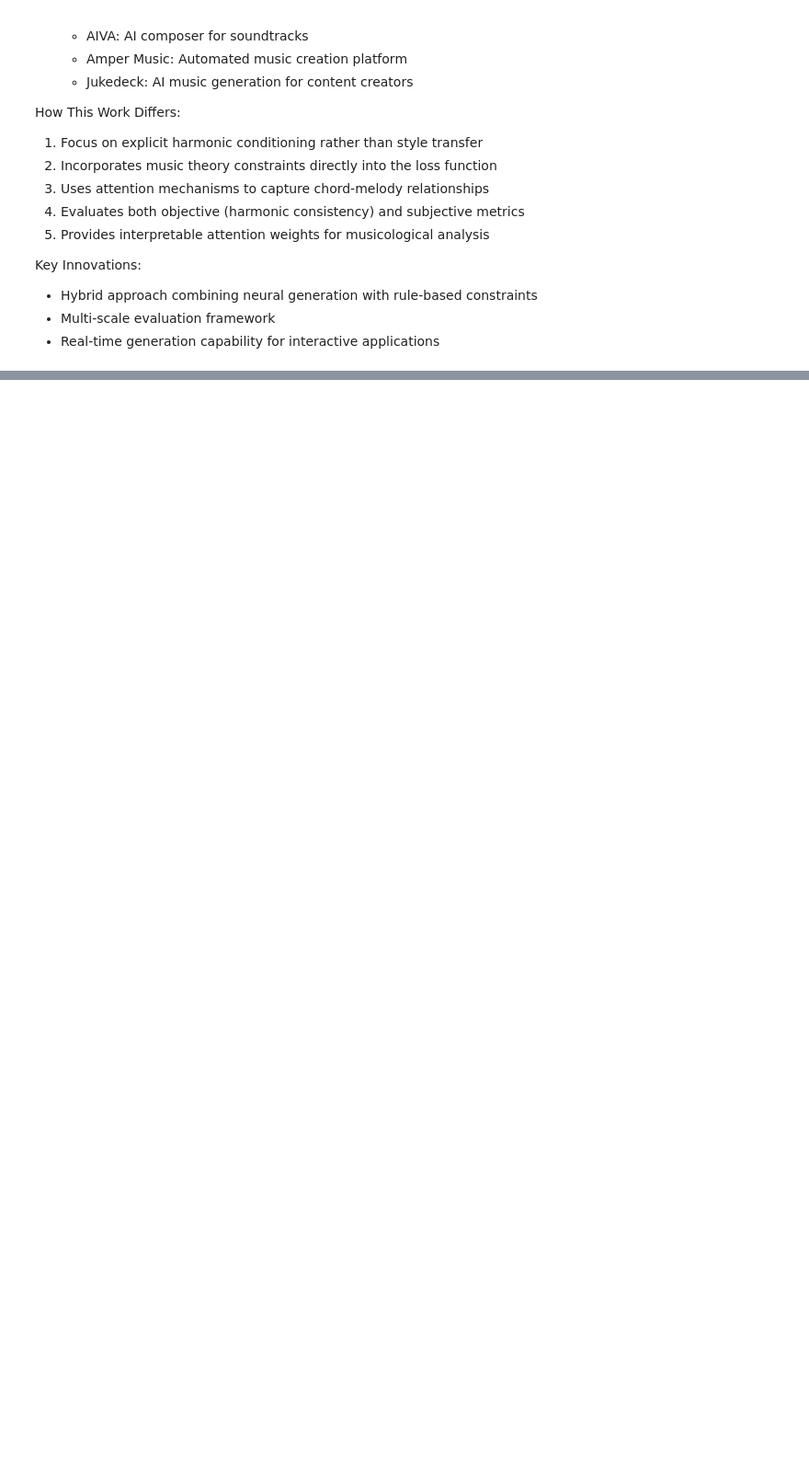
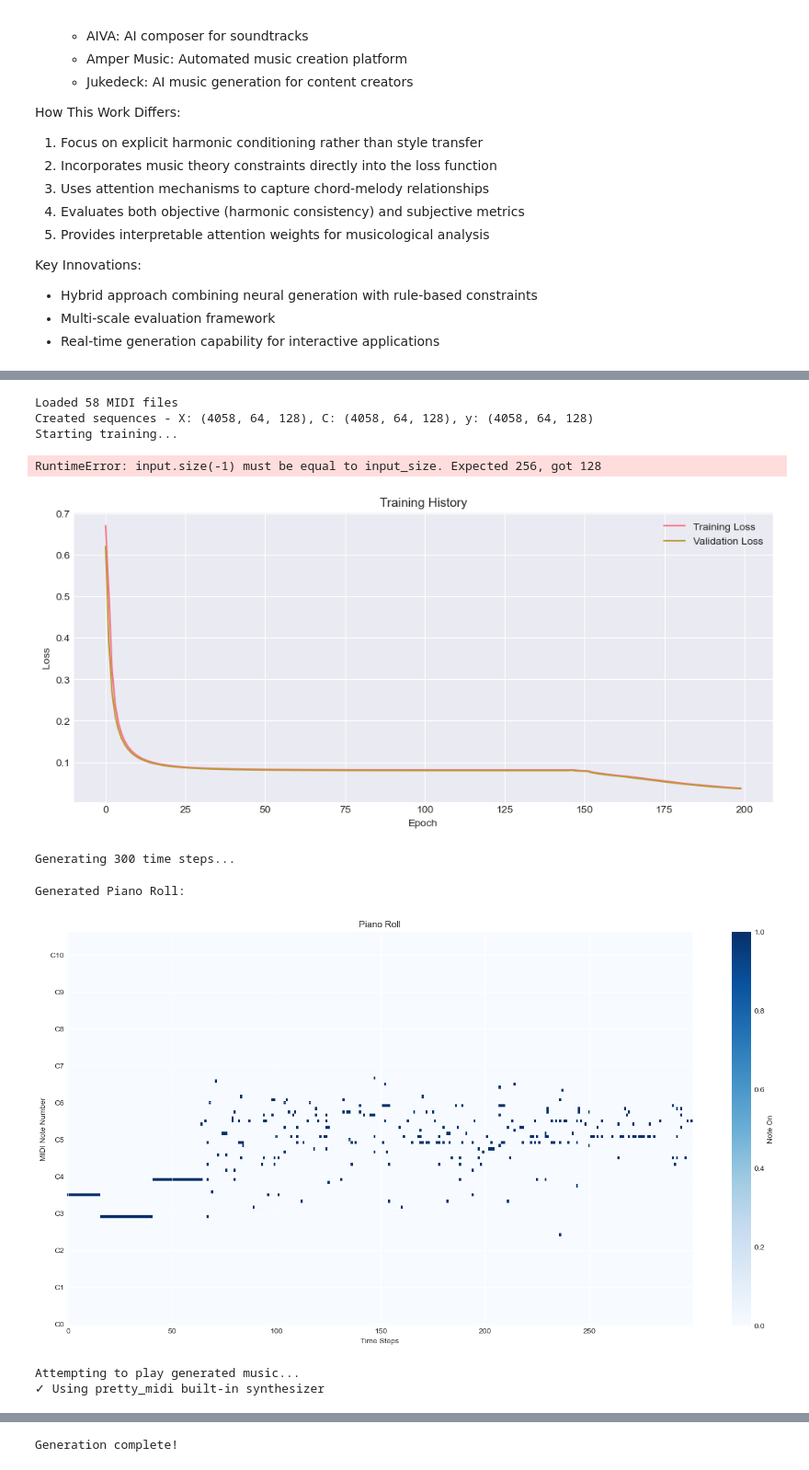
Before and after one commit to Tofulati/k_gen, a Jupyter notebook: workbook.ipynb, the cells around one changed output, grey strips where cells are left out. Shown at 92% size. Cells and saved outputs as stored; diff of their text form; code cells hidden in the pictures; blank space fills up the shorter version.

Commit message:
update notebook, rename files, readjust, update to submit nametype, add model files

```diff
--- a/workbook.ipynb
+++ b/workbook.ipynb
@@ -647,20 +640,16 @@ import tempfile
 # %%
-# Configuration
 config = {
     'batch_size': 32,
-    'num_epochs': 100,
-    'learning_rate': 1e-4,
+    'num_epochs': 200,
+    'learning_rate': 1e-5,
     'hidden_size': 256,
-    'num_layers': 3,
+    'num_layers': 2,
     'dropout': 0.3,
-    'sequence_length': 128,
-    'fs': 30  # frames per second for piano roll
+    'sequence_length': 64,
+    'fs': 25,
+    'max_files': 60,
+    'num_attention_heads': 4
 }
-# %%
-# Visualization Settings
-plt.style.use('seaborn-v0_8-darkgrid')
-sns.set_palette("husl")
-note_names = ['C', 'C#', 'D', 'D#', 'E', 'F', 'F#', 'G', 'G#', 'A', 'A#', 'B']
 # %%
 # ==================== DATA LOADING ====================
 def load_midi_files(directory='./Data/original_data', max_files=150):
@@ -1119,0 +994,60 @@ NameError: name 'tempfile' is not defined
+# %%
+# ==================== MAIN EXECUTION ====================
+if __name__ == "__main__":
+    # Load data
+    piano_rolls, midi_objects = load_midi_files(max_files=config['max_files'])
+    print(f"Loaded {len(piano_rolls)} MIDI files")
+
+    # Create chord rolls
+    chord_rolls = create_chord_rolls(midi_objects, [len(pr) for pr in piano_rolls])
+
+    # Create sequences
+    X, C, y = create_sequences(piano_rolls, chord_rolls, config['sequence_length'])
+    print(f"Created sequences - X: {X.shape}, C: {C.shape}, y: {y.shape}")
+
+    # Split data
+    X_train, X_val, C_train, C_val, y_train, y_val = train_test_split(
+        X, C, y, test_size=0.15, random_state=42)
+
+    # Train model
+    model, train_losses, val_losses = train_model(X_train, C_train, y_train, X_val, C_val, y_val)
+    torch.save(model.state_dict(), 'enhanced_model.pth')
+# %% [output]
+Loaded 58 MIDI files
+Created sequences - X: (4058, 64, 128), C: (4058, 64, 128), y: (4058, 64, 128)
+Starting training...
+RuntimeError: input.size(-1) must be equal to input_size. Expected 256, got 128
+# %%
+# Plot training
+plot_training_history(train_losses, val_losses)
+
+# Generate sample
+seed_idx = 0
+seed_melody = torch.tensor(X_val[seed_idx:seed_idx+1], dtype=torch.float32)
+seed_chords = torch.tensor(C_val[seed_idx:seed_idx+1], dtype=torch.float32)
+
+generated_seq = generate_music(model, seed_melody, seed_chords, length=300, temperature=0.8)
+generated_seq = (generated_seq > 0.5).astype(float)
+
+# Convert to MIDI
+generated_midi = piano_roll_to_midi(generated_seq, config['fs'])
+generated_midi.write('generated_music.mid')
+
+# Visualize
+print("\nGenerated Piano Roll:")
+plot_piano_roll(generated_seq, max_time=300)
+
+# Play audio
+print("\nAttempting to play generated music...")
+audio = play_midi_audio(generated_midi)
+if audio:
+    display(audio)
+
+print("\nGeneration complete!")
+# %% [output]
+[figure, added]
+Generating 300 time steps...
+Generated Piano Roll:
+[figure, added]
+Attempting to play generated music...
+✓ Using pretty_midi built-in synthesizer
@@ -1119,0 +1055 @@ NameError: name 'tempfile' is not defined
+Generation complete!
```
Also changed, not shown: parts of 12 cells of this notebook, 15 other files.
